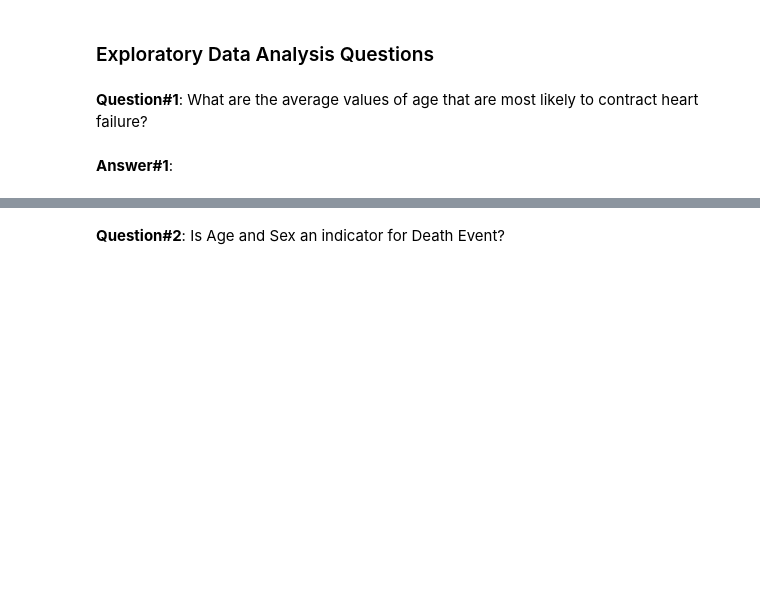
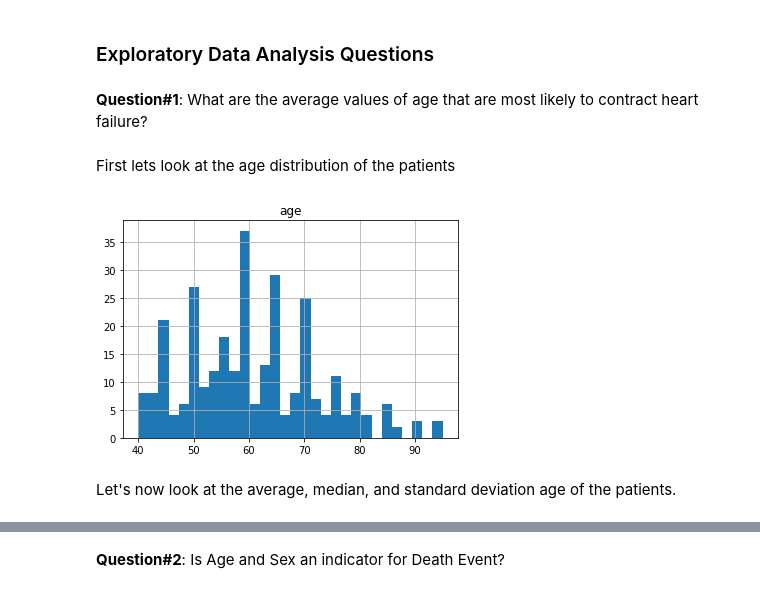
Before and after one commit to CaiMarkJayson/WISH.CSMODELMP, a Jupyter notebook: MODELLL.ipynb, the cells around one changed output, grey strips where cells are left out. Cells and saved outputs as stored; diff of their text form; code cells hidden in the pictures; blank space fills up the shorter version.

```diff
--- a/MODELLL.ipynb
+++ b/MODELLL.ipynb
@@ -112,5 +112,12 @@ Based on the values presented above, there are no categorical data, no duplicati
 ### Exploratory Data Analysis Questions
 # %% [markdown]
 **Question#1**: What are the average values of age that are most likely to contract heart failure?
-# %% [markdown]
-**Answer#1**:
+# %% [markdown]
+First lets look at the age distribution of the patients
+# %%
+df.hist("age", bins=30)
+plt.show()
+# %% [output]
+[figure, added]
+# %% [markdown]
+Let's now look at the average, median, and standard deviation age of the patients.
```
Also changed, not shown: parts of 13 cells of this notebook.
